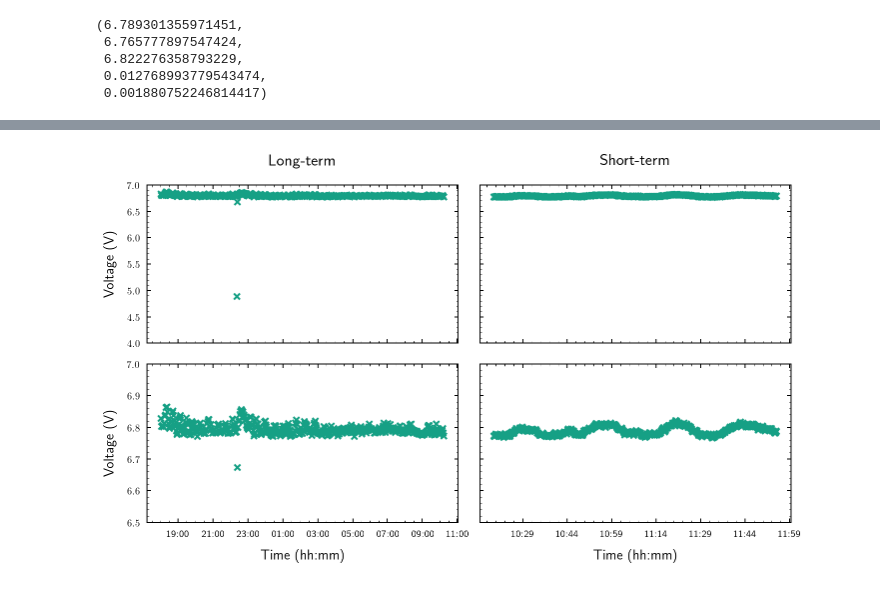
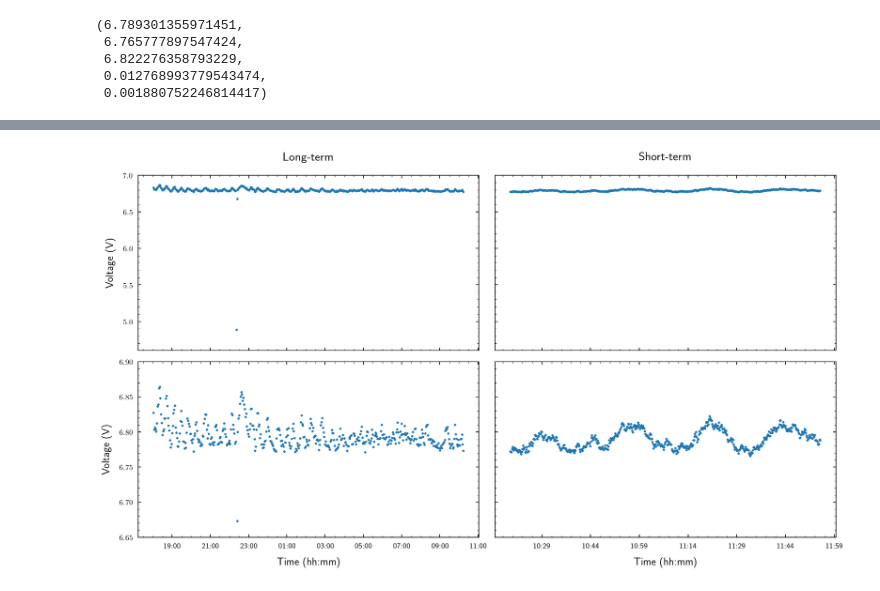
Before and after one commit to bodokaiser/bachelor-thesis, a Jupyter notebook: notebook/evaluation/intensity-control.ipynb, the cells around one changed output, grey strips where cells are left out. Drawn from its saved outputs; the diff is of its cells as text; code cells hidden in the pictures.

```diff
--- a/notebook/evaluation/intensity-control.ipynb
+++ b/notebook/evaluation/intensity-control.ipynb
@@ -38,45 +60,45 @@ short.voltage.mean(), short.voltage.min(), short.voltage.max(), short.voltage.st
 # %%
-fig = plt.figure(figsize=(10, 6))
+fig = plt.figure(figsize=(14, 8))
 fig.autofmt_xdate()
 
 ax0 = fig.add_subplot(221)
 ax0.set_title('Long-term')
-ax0.plot(long.time.astype('O'), long.voltage, marker='x', color='#16a085', linestyle='none')
-ax0.set_ylim(4, 7)
+ax0.plot(long.time.astype('O'), long.voltage, marker='x', markersize=2, linestyle='none')
+ax0.set_ylim(4.6, 7)
 
 ax1 = fig.add_subplot(222)
 ax1.set_title('Short-term')
-ax1.plot(short.time.astype('O'), short.voltage, marker='x', color='#16a085', linestyle='none')
-ax1.set_ylim(4, 7)
+ax1.plot(short.time.astype('O'), short.voltage, marker='x', markersize=2, linestyle='none')
+ax1.set_ylim(4.6, 7)
 
 ax2 = fig.add_subplot(223)
-ax2.plot(long.time.astype('O'), long.voltage, marker='x', color='#16a085', linestyle='none')
-ax2.set_ylim(6.5, 7)
+ax2.plot(long.time.astype('O'), long.voltage, marker='x', markersize=2, linestyle='none')
+ax2.set_ylim(6.65, 6.9)
 
 ax3 = fig.add_subplot(224)
-ax3.plot(short.time.astype('O'), short.voltage, marker='x', color='#16a085', linestyle='none')
-ax3.set_ylim(6.5, 7)
+ax3.plot(short.time.astype('O'), short.voltage, marker='x', markersize=2, linestyle='none')
+ax3.set_ylim(6.65, 6.9)
 
 ax2.get_shared_x_axes().join(ax0, ax2)
 ax2.set_xlabel('Time (hh:mm)')
 ax2.xaxis.set_major_formatter(mdates.DateFormatter('%H:%M'))
 ax0.set_xticklabels([])
 
 ax3.get_shared_x_axes().join(ax1, ax3)
 ax3.set_xlabel('Time (hh:mm)')
 ax3.xaxis.set_major_formatter(mdates.DateFormatter('%H:%M'))
 ax1.set_xticklabels([])
 
 ax0.get_shared_y_axes().join(ax0, ax1)
 ax0.set_ylabel('Voltage (V)')
 ax1.set_yticklabels([])
 
 ax2.get_shared_y_axes().join(ax2, ax3)
 ax2.set_ylabel('Voltage (V)')
 ax3.set_yticklabels([])
 
 plt.tight_layout()
 plt.savefig(os.path.join(figuredir, 'long-short.pdf'))
 plt.show()
 # %% [output]
-[figure, old version]
+[figure, new version]
```
Also changed, not shown: parts of 9 cells of this notebook, 12 other files.
